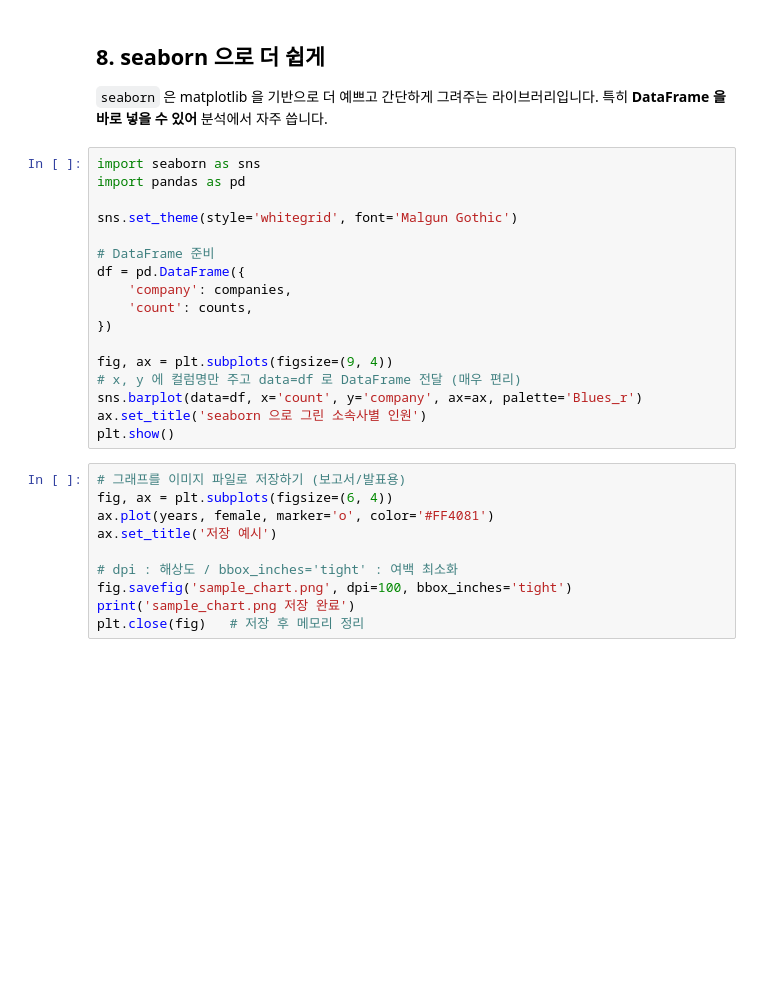
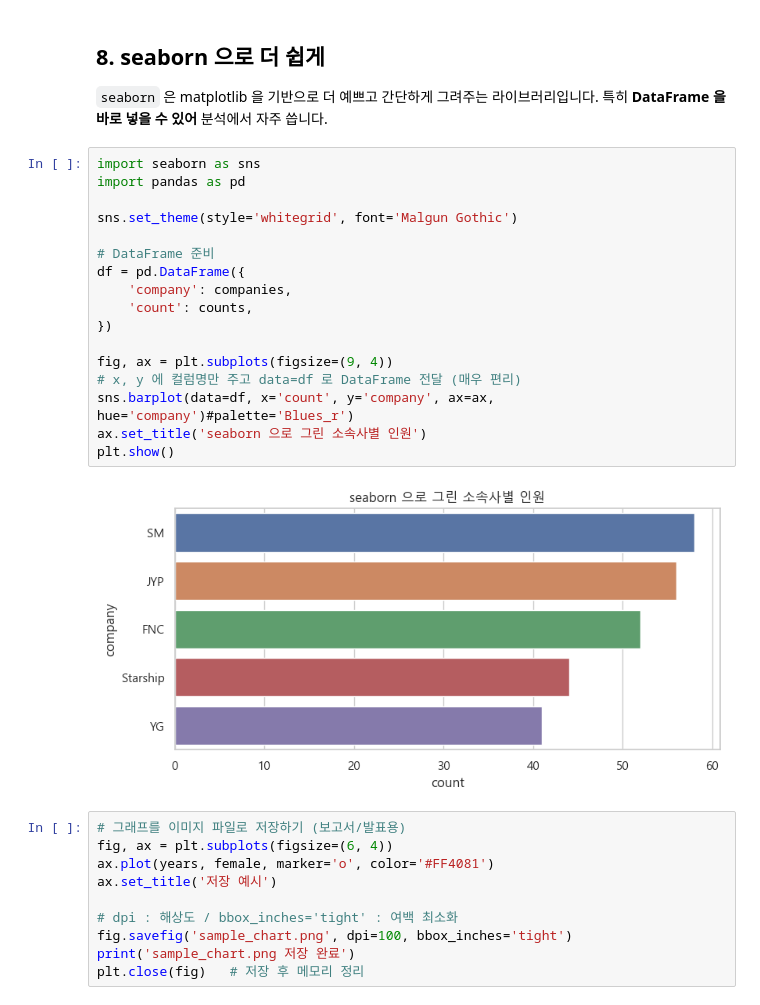
Before and after one commit to jero-06/Python_WebScrapting_DataAnalsis, a Jupyter notebook: python_basic/06python_basic_시각화matplotlib.ipynb, the cells around one changed output. Saved outputs shown, nothing was run; the diff lists cells and outputs as text; blank space fills up the shorter version.

```diff
--- a/python_basic/06python_basic_시각화matplotlib.ipynb
+++ b/python_basic/06python_basic_시각화matplotlib.ipynb
@@ -166,20 +176,22 @@ plt.show()
 # %%
 import seaborn as sns
 import pandas as pd
 
 sns.set_theme(style='whitegrid', font='Malgun Gothic')
 
 # DataFrame 준비
 df = pd.DataFrame({
     'company': companies,
     'count': counts,
 })
 
 fig, ax = plt.subplots(figsize=(9, 4))
 # x, y 에 컬럼명만 주고 data=df 로 DataFrame 전달 (매우 편리)
-sns.barplot(data=df, x='count', y='company', ax=ax, palette='Blues_r')
+sns.barplot(data=df, x='count', y='company', ax=ax, hue='company')#palette='Blues_r')
 ax.set_title('seaborn 으로 그린 소속사별 인원')
 plt.show()
+# %% [output]
+[figure, added]
 # %%
 # 그래프를 이미지 파일로 저장하기 (보고서/발표용)
 fig, ax = plt.subplots(figsize=(6, 4))
```
Also changed, not shown: parts of 5 cells of this notebook.
